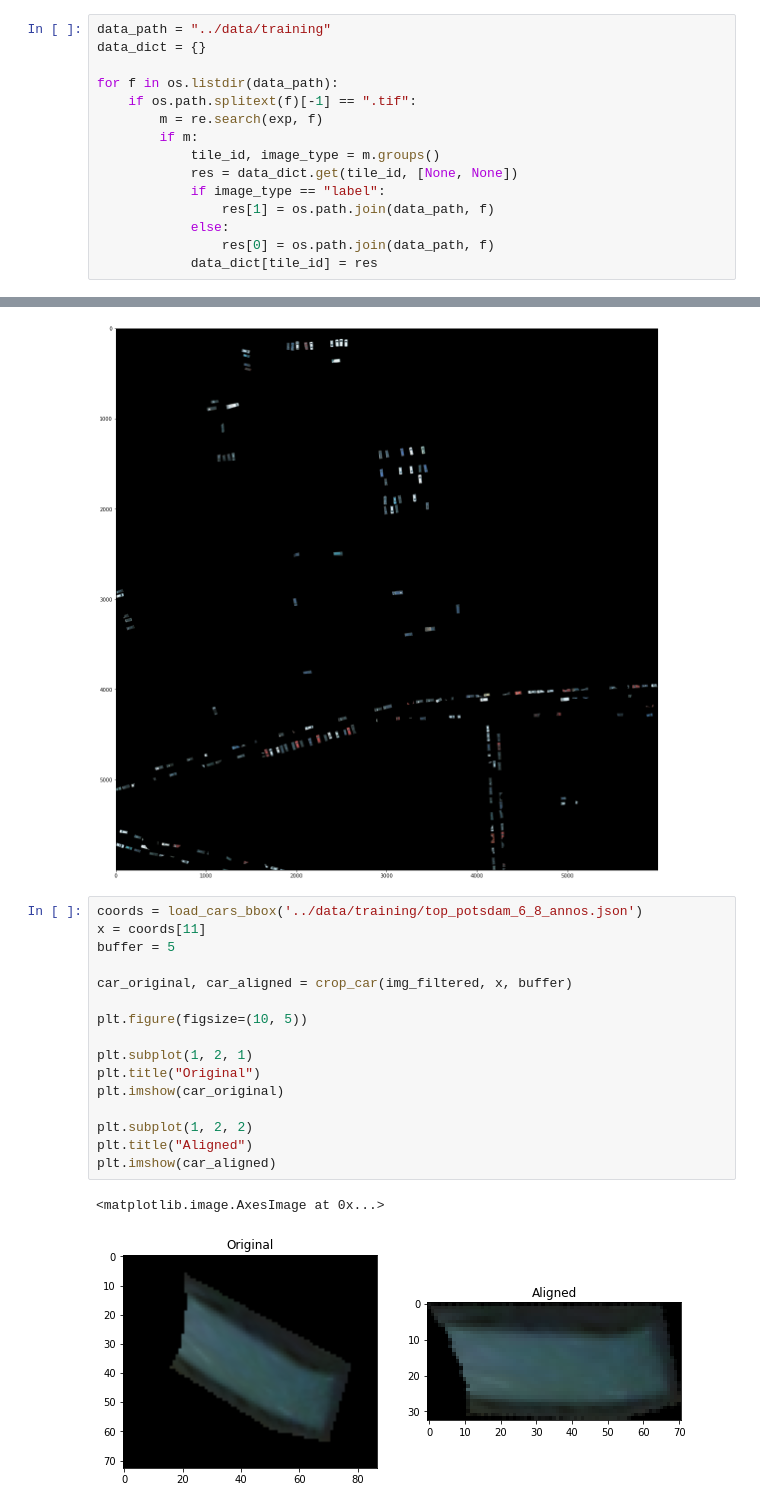
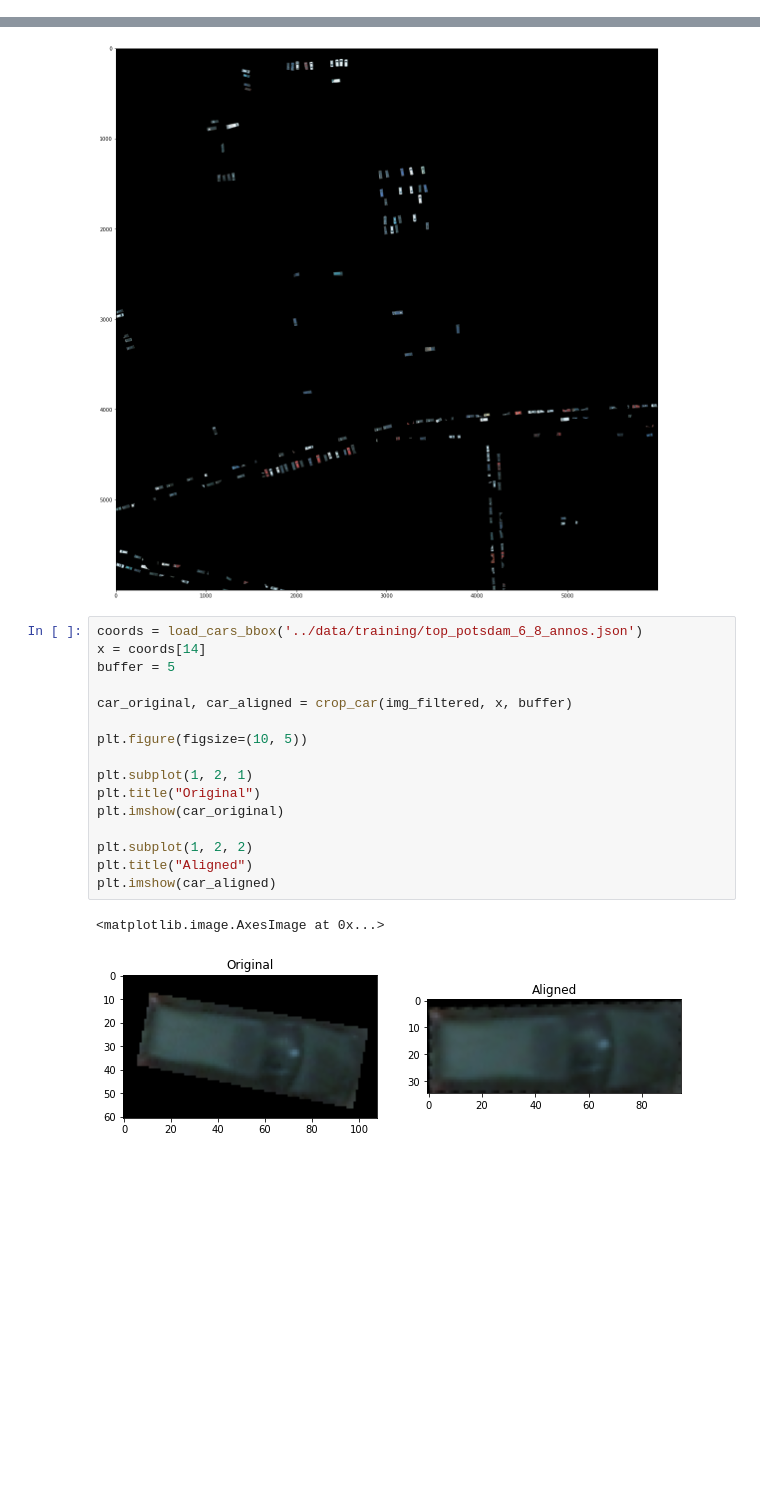
Before and after one commit to HCA97/Master-Thesis, a Jupyter notebook: crop_cars.ipynb, the cells around one changed output, grey strips where cells are left out. Cells and saved outputs as stored; diff of their text form; blank space fills up the shorter version.

```diff
--- a/crop_cars.ipynb
+++ b/crop_cars.ipynb
@@ -19,18 +13,3 @@ assert re.search(exp, test2).groups() == ("2_10", "label")
-# %%
-data_path = "../data/training"
-data_dict = {}
-
-for f in os.listdir(data_path):
-    if os.path.splitext(f)[-1] == ".tif":
-        m = re.search(exp, f)
-        if m:
-            tile_id, image_type = m.groups()
-            res = data_dict.get(tile_id, [None, None])
-            if image_type == "label":
-                res[1] = os.path.join(data_path, f)
-            else:
-                res[0] = os.path.join(data_path, f)
-            data_dict[tile_id] = res
 # %%
 def subimage(img, center, theta, width, height):
     '''
@@ -136,21 +115,21 @@ plt.imshow(img_filtered)
 [figure]
 # %%
 coords = load_cars_bbox('../data/training/top_potsdam_6_8_annos.json')
-x = coords[11]
+x = coords[14]
 buffer = 5
 
 car_original, car_aligned = crop_car(img_filtered, x, buffer)
 
 plt.figure(figsize=(10, 5))
 
 plt.subplot(1, 2, 1)
 plt.title("Original")
 plt.imshow(car_original)
 
 plt.subplot(1, 2, 2)
 plt.title("Aligned")
 plt.imshow(car_aligned)
 # %% [output]
 <matplotlib.image.AxesImage at 0x...>
-[figure, old version]
+[figure, new version]
 # %%
```
Also changed, not shown: parts of 13 cells of this notebook, 1 other file.
